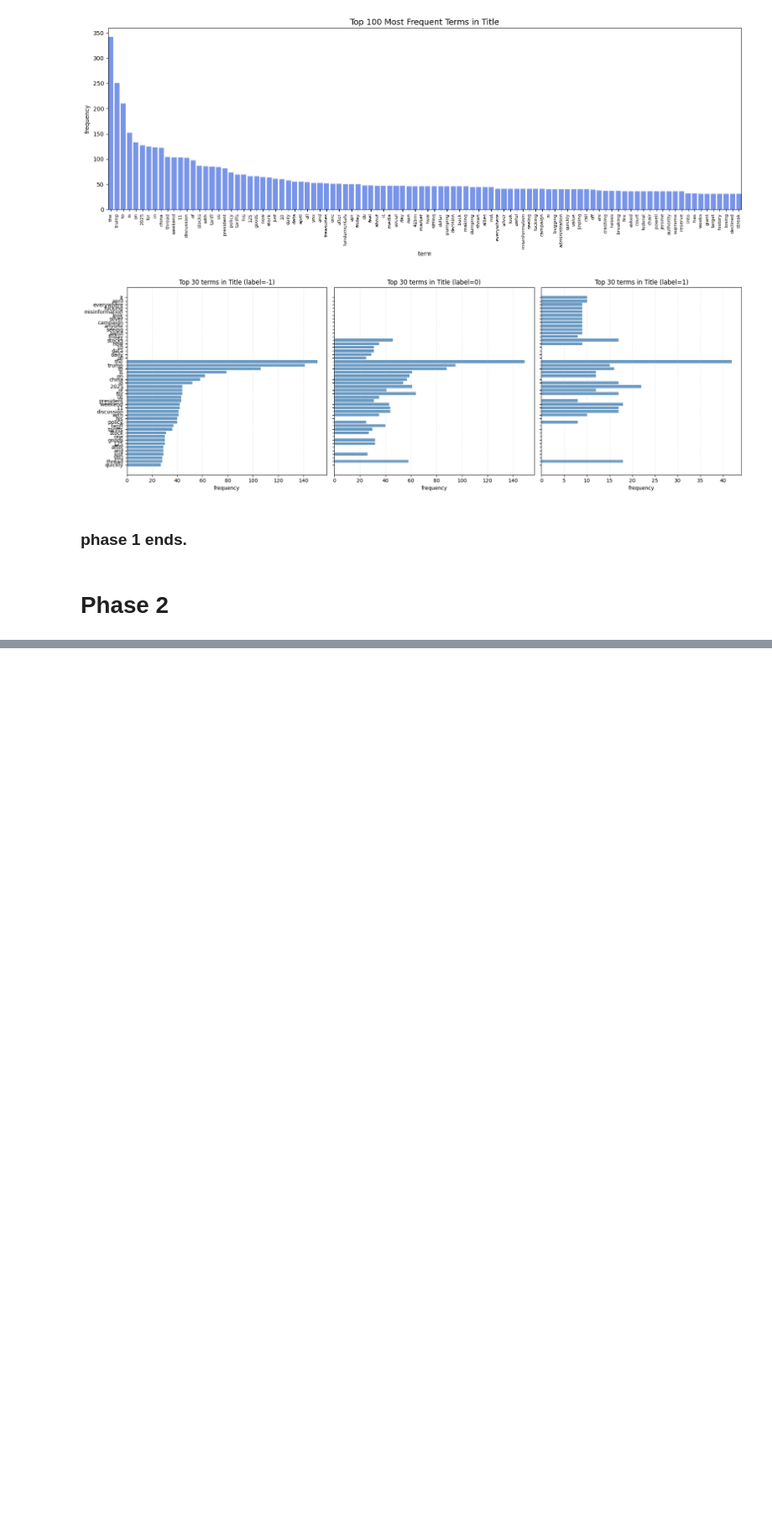
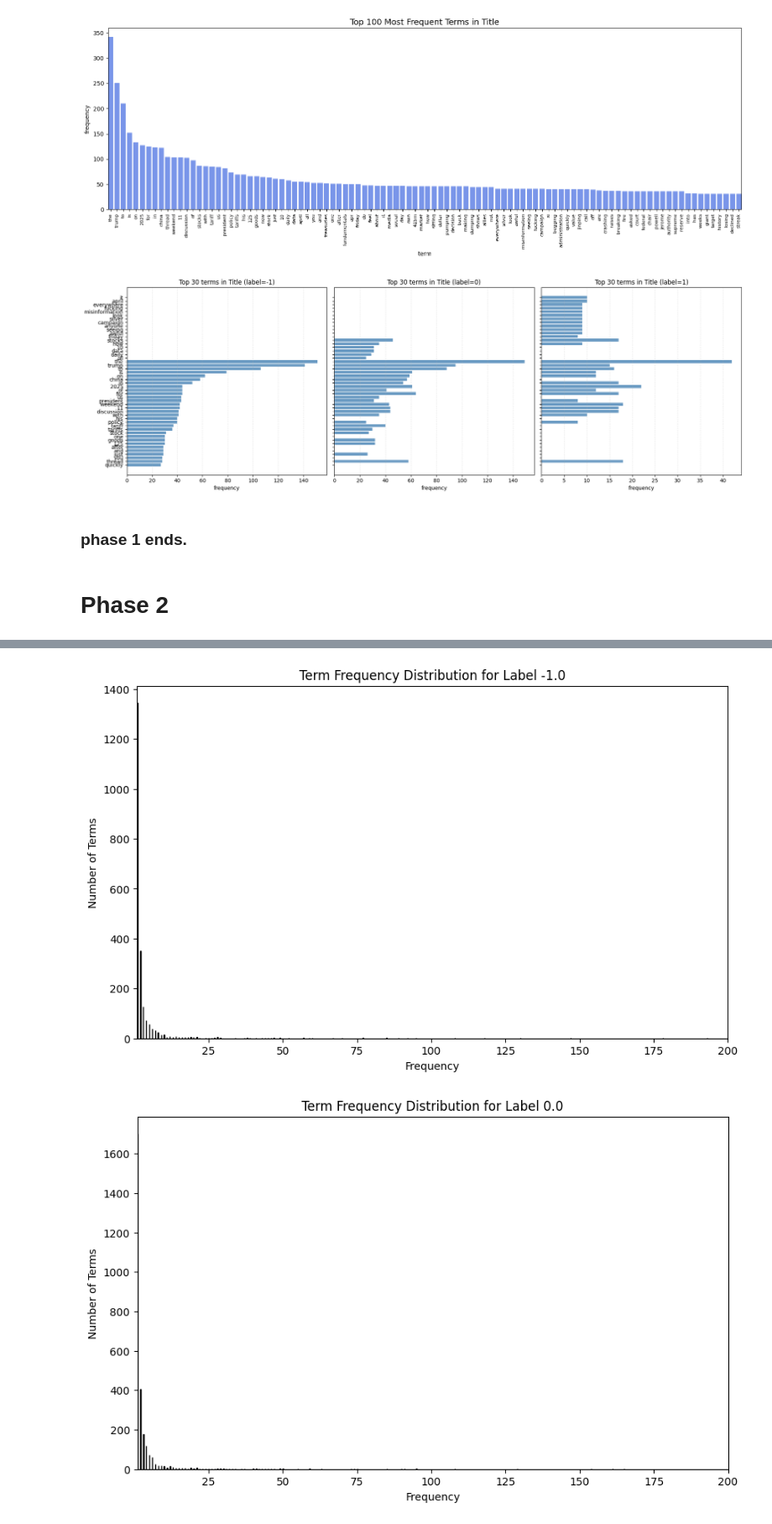
Before and after one commit to yuhuimee/DM2025-Lab1-Exercise, a Jupyter notebook: DM2025-Lab1-Homework.ipynb, the cells around one changed output, grey strips where cells are left out. Shown at 84% size. Saved outputs shown, nothing was run; the diff lists cells and outputs as text; code cells hidden in the pictures; blank space fills up the shorter version.

```diff
--- a/DM2025-Lab1-Homework.ipynb
+++ b/DM2025-Lab1-Homework.ipynb
@@ -611,0 +726,17 @@ df_selected.head()
+# %%
+ # Sum over all documents to get total frequency for each word
+category_number=[0,1,2]
+for i in  category_number:
+    word_counts = filt_term_document_dfs[categories[i]].sum(axis=0).to_numpy()
+
+    # Visualize the frequency distribution
+    plt.figure(figsize=(10, 6))
+    plt.hist(word_counts, bins=5000, color='blue', edgecolor='black')
+    plt.title(f'Term Frequency Distribution for Label {categories[i]}')
+    plt.xlabel('Frequency')
+    plt.ylabel('Number of Terms')
+    plt.xlim(1, 200)
+    plt.show()
+# %% [output]
+[figure, added]
+[figure, added]
```
Also changed, not shown: parts of 77 cells of this notebook, 4 other files.
